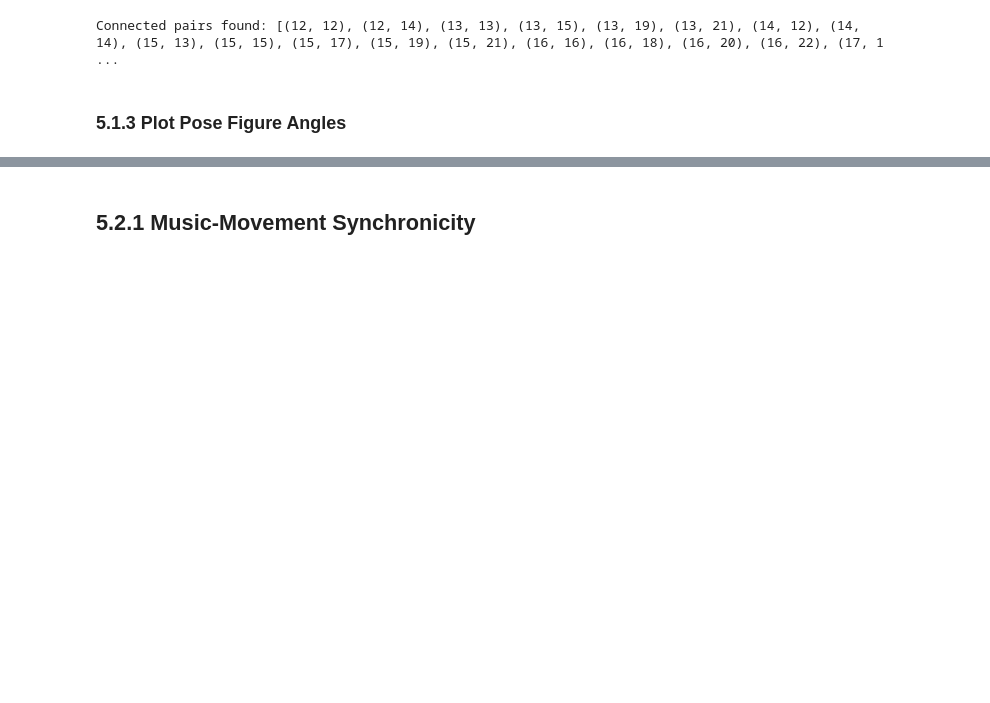
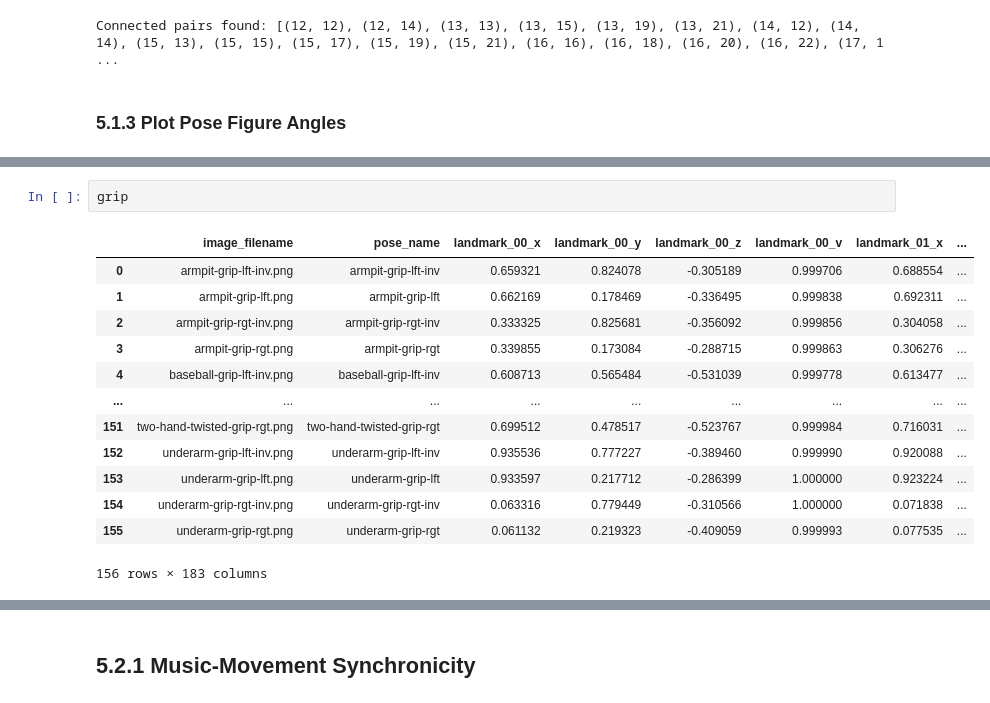
Before and after one commit to kayesokua/poledance.xyz, a Jupyter notebook: docs/5-0_data_visualizations.ipynb, the cells around one changed output, grey strips where cells are left out. Drawn from its saved outputs; the diff is of its cells as text; blank space fills up the shorter version.

```diff
--- a/docs/5-0_data_visualizations.ipynb
+++ b/docs/5-0_data_visualizations.ipynb
@@ -544 +537,17 @@ plot_pose_figure_angles(data=tricks,idx=100, spine=False, left_leg=True)
+# %%
+grip
+# %% [output]
+|  | image_filename | pose_name | landmark_00_x | landmark_00_y | landmark_00_z | landmark_00_v | landmark_01_x | ... |
+| 0 | armpit-grip-lft-inv.png | armpit-grip-lft-inv | 0.659321 | 0.824078 | -0.305189 | 0.999706 | 0.688554 | ... |
+| 1 | armpit-grip-lft.png | armpit-grip-lft | 0.662169 | 0.178469 | -0.336495 | 0.999838 | 0.692311 | ... |
+| 2 | armpit-grip-rgt-inv.png | armpit-grip-rgt-inv | 0.333325 | 0.825681 | -0.356092 | 0.999856 | 0.304058 | ... |
+| 3 | armpit-grip-rgt.png | armpit-grip-rgt | 0.339855 | 0.173084 | -0.288715 | 0.999863 | 0.306276 | ... |
+| 4 | baseball-grip-lft-inv.png | baseball-grip-lft-inv | 0.608713 | 0.565484 | -0.531039 | 0.999778 | 0.613477 | ... |
+| ... | ... | ... | ... | ... | ... | ... | ... | ... |
+| 151 | two-hand-twisted-grip-rgt.png | two-hand-twisted-grip-rgt | 0.699512 | 0.478517 | -0.523767 | 0.999984 | 0.716031 | ... |
+| 152 | underarm-grip-lft-inv.png | underarm-grip-lft-inv | 0.935536 | 0.777227 | -0.389460 | 0.999990 | 0.920088 | ... |
+| 153 | underarm-grip-lft.png | underarm-grip-lft | 0.933597 | 0.217712 | -0.286399 | 1.000000 | 0.923224 | ... |
+| 154 | underarm-grip-rgt-inv.png | underarm-grip-rgt-inv | 0.063316 | 0.779449 | -0.310566 | 1.000000 | 0.071838 | ... |
+| 155 | underarm-grip-rgt.png | underarm-grip-rgt | 0.061132 | 0.219323 | -0.409059 | 0.999993 | 0.077535 | ... |
+156 rows × 183 columns
 # %%
```
Also changed, not shown: parts of 3 cells of this notebook, 25 other files.
